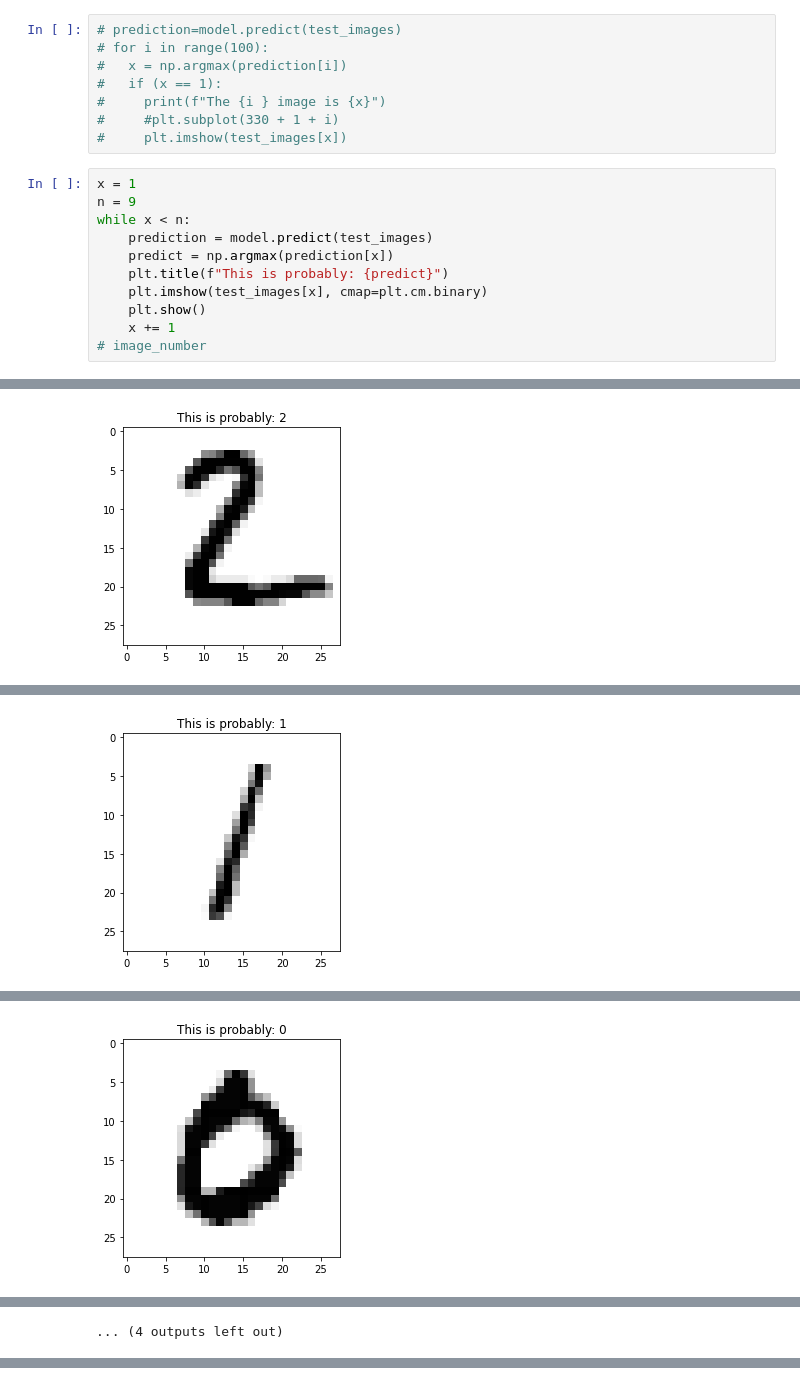
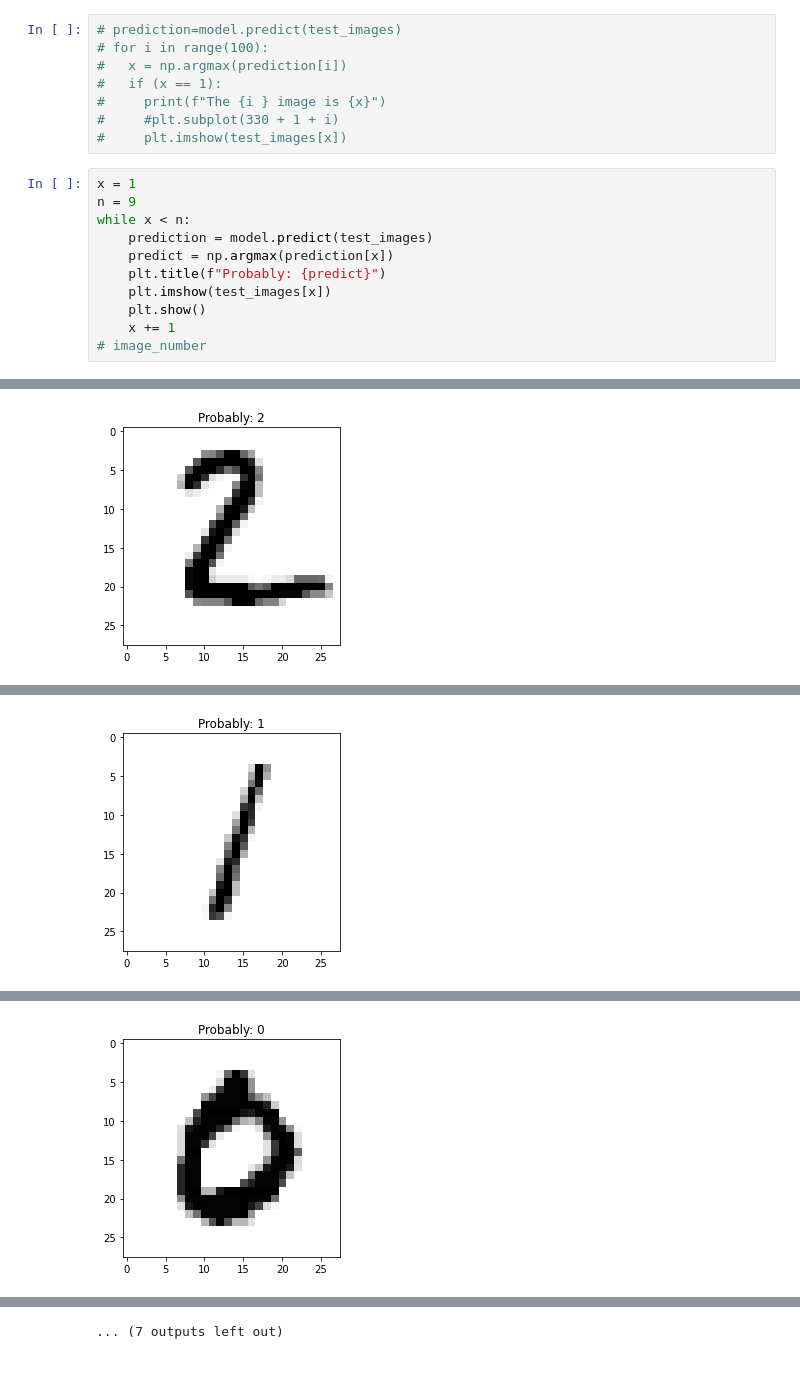
Before and after one commit to lynnemunini/MNIST-classification, a Jupyter notebook: mnist.ipynb, the cells around one changed output, grey strips where cells are left out. Saved outputs shown, nothing was run; the diff lists cells and outputs as text.

```diff
--- a/mnist.ipynb
+++ b/mnist.ipynb
@@ -61,8 +102,8 @@ n = 9
 while x < n:
     prediction = model.predict(test_images)
     predict = np.argmax(prediction[x])
-    plt.title(f"This is probably: {predict}")
-    plt.imshow(test_images[x], cmap=plt.cm.binary)
+    plt.title(f"Probably: {predict}")
+    plt.imshow(test_images[x])
     plt.show()
     x += 1
 # image_number
@@ -71 +113 @@ while x < n:
-[figure, old version]
+[figure, new version]
@@ -73 +116 @@ while x < n:
-[figure, old version]
+[figure, new version]
@@ -75 +118 @@ while x < n:
-[figure, old version]
+[figure, new version]
@@ -82 +121,0 @@ while x < n:
-... (4 outputs left out)
@@ -82,0 +123 @@ while x < n:
+... (7 outputs left out)
```
Also changed, not shown: parts of 6 cells of this notebook, 3 other files.
